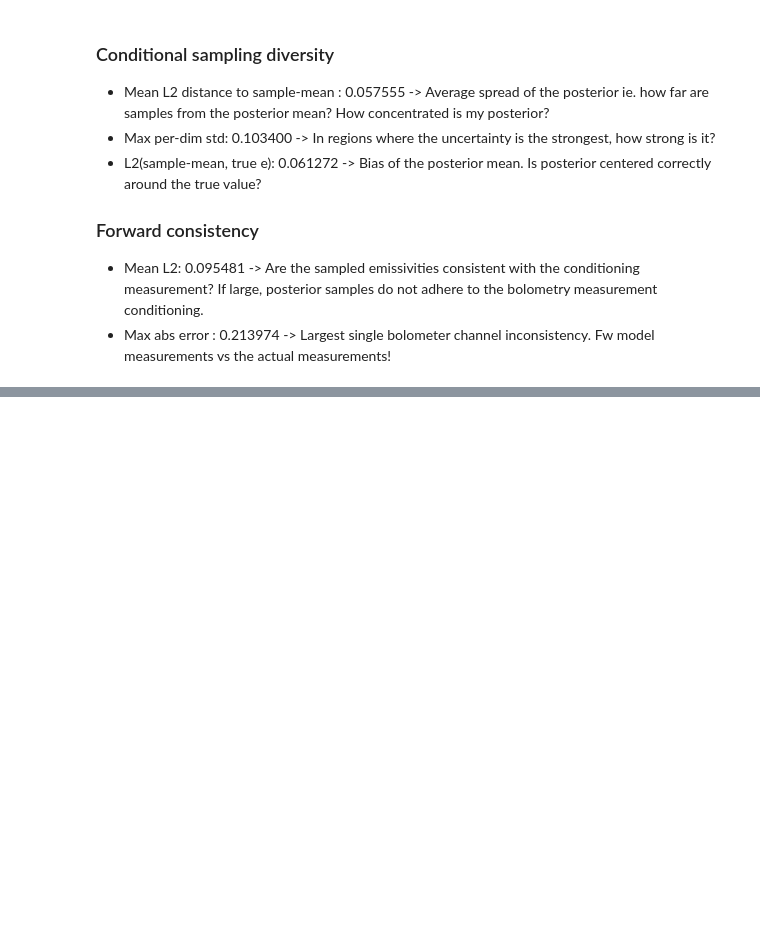
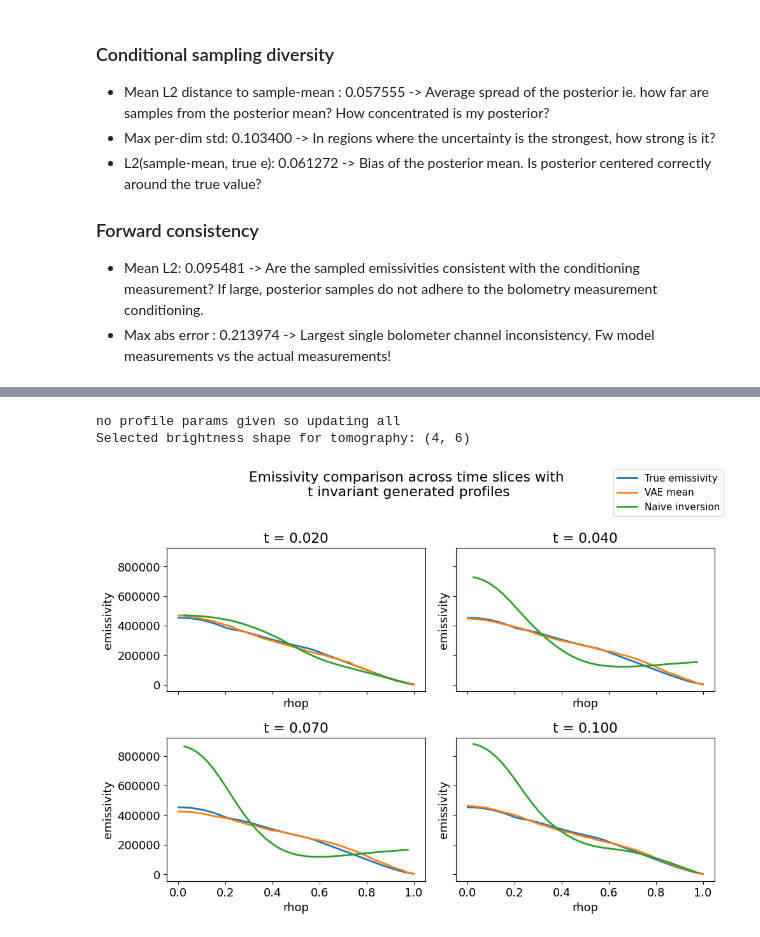
Before and after one commit to indica-mcf/Indica, a Jupyter notebook: indica/workflows/los_bolometry_surrogate_frame.ipynb, the cells around one changed output, grey strips where cells are left out. Saved outputs shown, nothing was run; the diff lists cells and outputs as text; code cells hidden in the pictures; blank space fills up the shorter version.

```diff
--- a/indica/workflows/los_bolometry_surrogate_frame.ipynb
+++ b/indica/workflows/los_bolometry_surrogate_frame.ipynb
@@ -552,3 +555,66 @@ Selected brightness shape for tomography: (4, 6)
+# %%
+#Tomography inversion vs vae across time slices for a generated plasma with time invariant profiles
+from indica.workflows.los_bolometry_radiation import calculate_tomo_inversion
+import xarray as xr
+
+# Dataset stats for normalization
+dataset = PairDataset(b_dir, eps_dir)
+
+# Use the model to get a brightness/emissivity time series
+generator=PlasmaGenerator(model,transform)
+generator.generate()
+brightness, emissivity_tmp=generator.run_model()
+
+
+# Pick 4 time indices spread across the signal
+t_indices = np.linspace(0, brightness.sizes["t"] - 1, 4).astype(int)
+
+# Compute tomography inversion for the selected times
+brightness_sel = brightness.isel(t=t_indices)
+print("Selected brightness shape for tomography:", brightness_sel.shape)
+tomo_inv = calculate_tomo_inversion(brightness_sel, model.transform, emissivity_tmp.rhop)
+
+# Plot comparisons
+fig, axes = plt.subplots(2, 2, figsize=(10, 7), sharex=True, sharey=True)
+axes = axes.ravel()
+
+for ax, ti, ti_sel in zip(axes, t_indices, range(len(t_indices))):
+    # True emissivity at time ti
+    e_true = emissivity_tmp.isel(t=ti).values
+
+    # VAE: normalize brightness, sample K, decode, then unnormalize emissivity
+    b_t = brightness.isel(t=ti).values.astype(np.float32)
+    b_t_norm = (b_t - dataset.mu_b) / dataset.sigma_b
+    b_t_norm = torch.from_numpy(b_t_norm).unsqueeze(0)
+
+    K = 20
+    latent_dim = vaemodel.fc3m.out_features
+    z = torch.randn(K, latent_dim)
+    b_rep = b_t_norm.expand(K, -1)
+    with torch.no_grad():
+        e_samps = vaemodel.decode(b_rep, z)
+        e_samps_un = e_samps * dataset.sigma_eps + dataset.mu_eps
+        e_vae = e_samps_un.mean(dim=0).cpu().numpy()
+
+    # Tomography inversion at time ti
+    e_tomo = tomo_inv.isel(t=ti_sel).values
+
+    ax.plot(emissivity_tmp.rhop, e_true, label="True emissivity")
+    ax.plot(emissivity_tmp.rhop, e_vae, label="VAE mean")
+    ax.plot(emissivity_tmp.rhop, e_tomo, label="Naive inversion")
+    ax.set_title(f"t = {float(brightness.t.values[ti]):.3f}")
+    ax.set_xlabel("rhop")
+    ax.set_ylabel("emissivity")
+
+# One legend for all
+handles, labels = axes[0].get_legend_handles_labels()
+fig.legend(handles, labels, loc="upper right")
+fig.suptitle("Emissivity comparison across time slices with \nt invariant generated profiles", y=1.02)
+fig.tight_layout()
+# %% [output]
+no profile params given so updating all
+Selected brightness shape for tomography: (4, 6)
+[figure, added]
 # %%
 # Compare VAE vs 1D tomography over multiple generated plasmas
 import numpy as np
```
Also changed, not shown: parts of 8 cells of this notebook.
